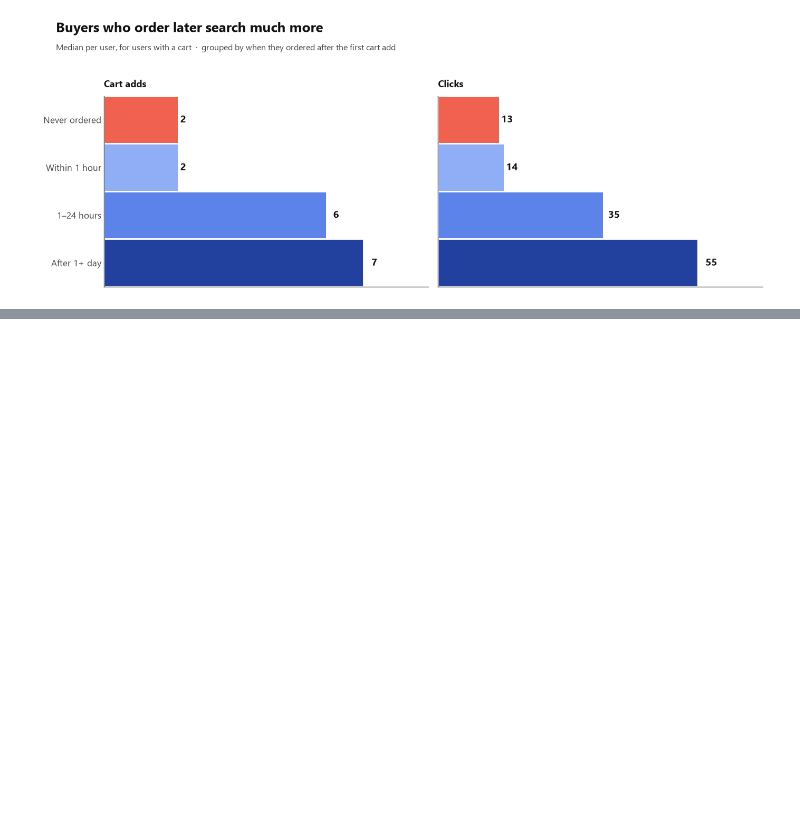
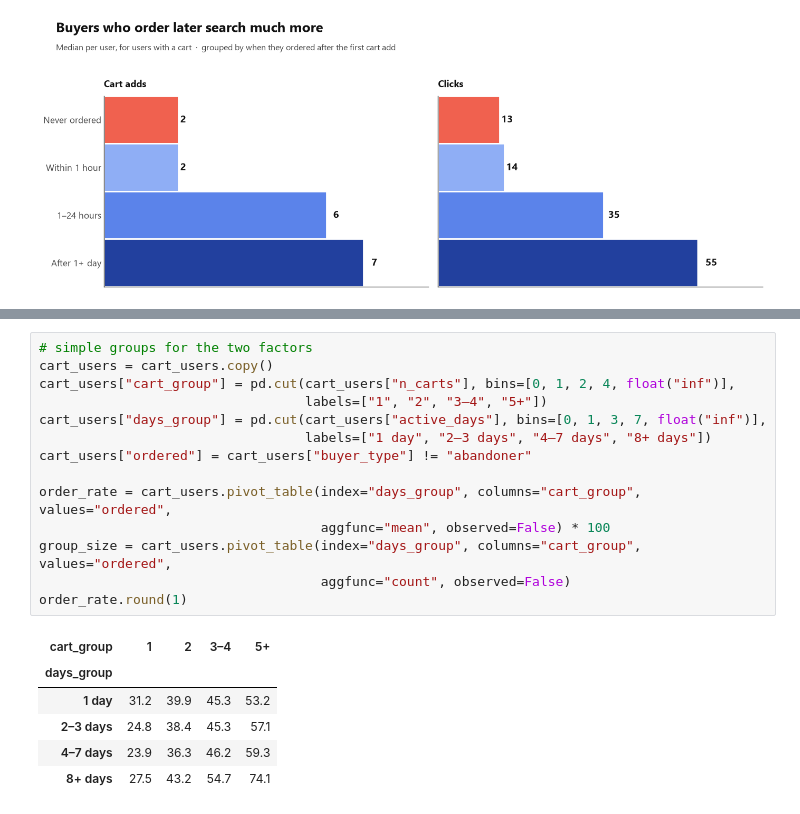
Before and after one commit to ShadiShirinbeik/otto-cart-recovery, a Jupyter notebook: notebooks/04_who_to_contact.ipynb, the cells around one changed output, grey strips where cells are left out. Drawn from its saved outputs; the diff is of its cells as text; blank space fills up the shorter version.

```diff
--- a/notebooks/04_who_to_contact.ipynb
+++ b/notebooks/04_who_to_contact.ipynb
@@ -102,0 +110,21 @@ plt.show()
+# %%
+# simple groups for the two factors
+cart_users = cart_users.copy()
+cart_users["cart_group"] = pd.cut(cart_users["n_carts"], bins=[0, 1, 2, 4, float("inf")],
+                                  labels=["1", "2", "3–4", "5+"])
+cart_users["days_group"] = pd.cut(cart_users["active_days"], bins=[0, 1, 3, 7, float("inf")],
+                                  labels=["1 day", "2–3 days", "4–7 days", "8+ days"])
+cart_users["ordered"] = cart_users["buyer_type"] != "abandoner"
+
+order_rate = cart_users.pivot_table(index="days_group", columns="cart_group", values="ordered",
+                                    aggfunc="mean", observed=False) * 100
+group_size = cart_users.pivot_table(index="days_group", columns="cart_group", values="ordered",
+                                    aggfunc="count", observed=False)
+order_rate.round(1)
+# %% [output]
+| cart_group | 1 | 2 | 3–4 | 5+ |
+| days_group |  |  |  |  |
+| 1 day | 31.2 | 39.9 | 45.3 | 53.2 |
+| 2–3 days | 24.8 | 38.4 | 45.3 | 57.1 |
+| 4–7 days | 23.9 | 36.3 | 46.2 | 59.3 |
+| 8+ days | 27.5 | 43.2 | 54.7 | 74.1 |
```
Also changed, not shown: parts of 7 cells of this notebook, 5 other files.
